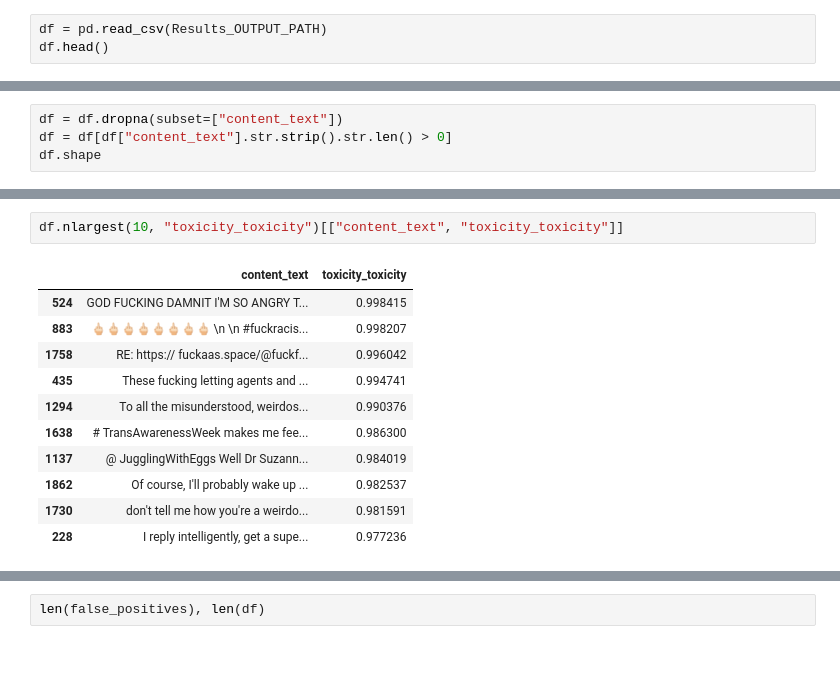
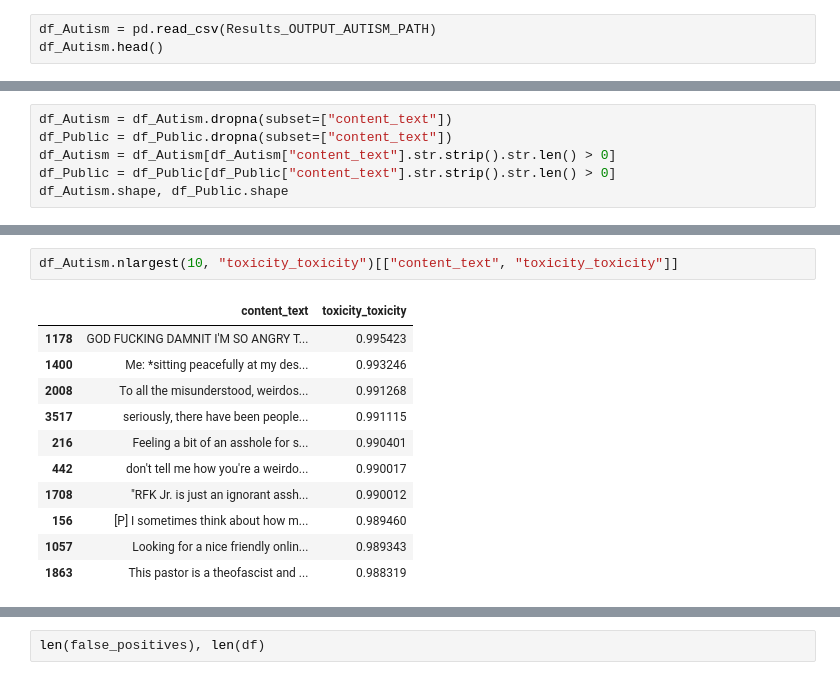
Before and after one commit to HannahSMMcCormick/ResearchAssessment3, a Jupyter notebook: Notebooks/Results.ipynb, the cells around one changed output, grey strips where cells are left out. Saved outputs shown, nothing was run; the diff lists cells and outputs as text.

```diff
--- a/Notebooks/Results.ipynb
+++ b/Notebooks/Results.ipynb
@@ -9,7 +9,7 @@ from config import Results_OUTPUT_PATH
 pd.set_option("display.max_colwidth", None)
 pd.set_option("display.max_rows", None)
 # %%
-df = pd.read_csv(Results_OUTPUT_PATH)
-df.head()
+df_Autism = pd.read_csv(Results_OUTPUT_AUTISM_PATH)
+df_Autism.head()
 # %% [output]
 |  | platform | hashtag | status_id | created_at | account_id | account_name | url | replies_count | ... |
@@ -37,5 +45,7 @@ Index(['platform', 'hashtag', 'status_id', 'created_at', 'account_id',
 # %%
-df = df.dropna(subset=["content_text"])
-df = df[df["content_text"].str.strip().str.len() > 0]
-df.shape
+df_Autism = df_Autism.dropna(subset=["content_text"])
+df_Public = df_Public.dropna(subset=["content_text"])
+df_Autism = df_Autism[df_Autism["content_text"].str.strip().str.len() > 0]
+df_Public = df_Public[df_Public["content_text"].str.strip().str.len() > 0]
+df_Autism.shape, df_Public.shape
 # %% [output]
@@ -70,14 +108,14 @@ plt.show()
 # %%
-df.nlargest(10, "toxicity_toxicity")[["content_text", "toxicity_toxicity"]]
+df_Autism.nlargest(10, "toxicity_toxicity")[["content_text", "toxicity_toxicity"]]
 # %% [output]
 |  | content_text | toxicity_toxicity |
-| 524 | GOD FUCKING DAMNIT I'M SO ANGRY T... | 0.998415 |
-| 883 | 🖕🏻🖕🏻🖕🏻🖕🏻🖕🏻🖕🏻🖕🏻🖕🏻 \n \n #fuckracis... | 0.998207 |
-| 1758 | RE: https:// fuckaas.space/@fuckf... | 0.996042 |
-| 435 | These fucking letting agents and ... | 0.994741 |
-| 1294 | To all the misunderstood, weirdos... | 0.990376 |
-| 1638 | # TransAwarenessWeek makes me fee... | 0.986300 |
-| 1137 | @ JugglingWithEggs Well Dr Suzann... | 0.984019 |
-| 1862 | Of course, I'll probably wake up ... | 0.982537 |
-| 1730 | don't tell me how you're a weirdo... | 0.981591 |
-| 228 | I reply intelligently, get a supe... | 0.977236 |
+| 1178 | GOD FUCKING DAMNIT I'M SO ANGRY T... | 0.995423 |
+| 1400 | Me: *sitting peacefully at my des... | 0.993246 |
+| 2008 | To all the misunderstood, weirdos... | 0.991268 |
+| 3517 | seriously, there have been people... | 0.991115 |
+| 216 | Feeling a bit of an asshole for s... | 0.990401 |
+| 442 | don't tell me how you're a weirdo... | 0.990017 |
+| 1708 | "RFK Jr. is just an ignorant assh... | 0.990012 |
+| 156 | [P] I sometimes think about how m... | 0.989460 |
+| 1057 | Looking for a nice friendly onlin... | 0.989343 |
+| 1863 | This pastor is a theofascist and ... | 0.988319 |
```
Also changed, not shown: parts of 16 cells of this notebook, 12 other files.
